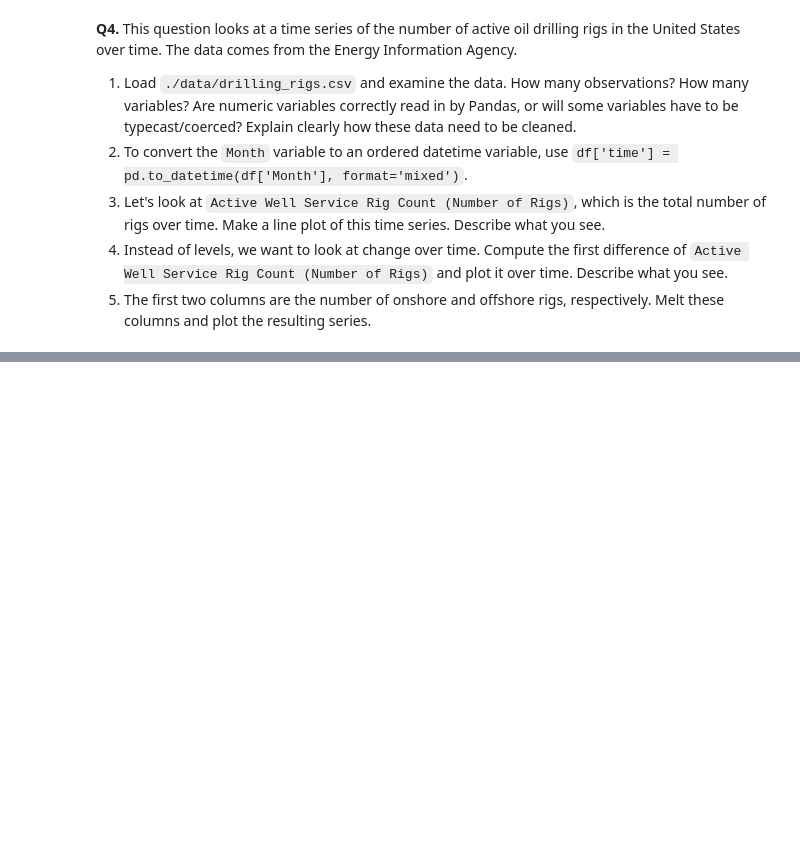
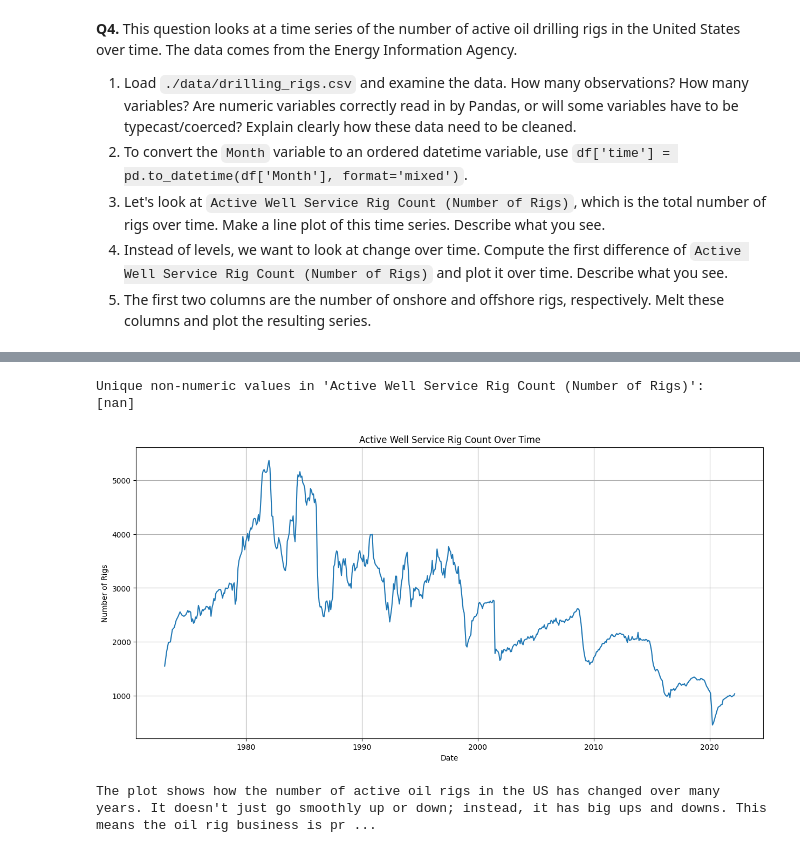
Before and after one commit to angeliaanne/EDA, a Jupyter notebook: assignment/assignment.ipynb, the cells around one changed output, grey strips where cells are left out. Drawn from its saved outputs; the diff is of its cells as text; code cells hidden in the pictures; blank space fills up the shorter version.

```diff
--- a/assignment/assignment.ipynb
+++ b/assignment/assignment.ipynb
@@ -399,3 +399,17 @@ print(
 3. Let's look at `Active Well Service Rig Count (Number of Rigs)`, which is the total number of rigs over time. Make a line plot of this time series. Describe what you see.
 4. Instead of levels, we want to look at change over time. Compute the first difference of  `Active Well Service Rig Count (Number of Rigs)` and plot it over time. Describe what you see.
 5. The first two columns are the number of onshore and offshore rigs, respectively. Melt these columns and plot the resulting series.
+# %%
+import pandas as pd
+
+# 4.1 Load `./data/drilling_rigs.csv` and examine the data.
+df_rigs = pd.read_csv('./data/drilling_rigs.csv')
+
+print("First 5 rows of the drilling_rigs dataset:")
+display(df_rigs.head())
+
+print("\nDataFrame Info:")
+df_rigs.info()
+
+print("\nDescriptive statistics for numeric columns:")
+display(df_rigs.describe(include='all'))
@@ -401,0 +456,4 @@ print(
+# %%
+#4.2 converting month
+df_rigs["time"] = pd.to_datetime(df_rigs["Month"], format="mixed")
+df_rigs.info()
@@ -401,0 +479,37 @@ print(
+# %%
+import matplotlib.pyplot as plt
+
+# 4.3 Let's look at `Active Well Service Rig Count (Number of Rigs)' -aka total number of rigs over time.
+
+# Ensuring'Active Well Service Rig Count (Number of Rigs)' column is numeric
+
+# checking for non-numeric values in the target column
+print("Unique non-numeric values in 'Active Well Service Rig Count (Number of Rigs)':")
+non_numeric_values = pd.to_numeric(df_rigs['Active Well Service Rig Count (Number of Rigs)'], errors='coerce').isna()
+if non_numeric_values.any():
+    print(df_rigs.loc[non_numeric_values, 'Active Well Service Rig Count (Number of Rigs)'].unique())
+    # Replacing non-numeric values (e.g., 'Not Available') with NaN and then convert to numeric
+    df_rigs['Active Well Service Rig Count (Number of Rigs)'] = pd.to_numeric(df_rigs['Active Well Service Rig Count (Number of Rigs)'], errors='coerce')
+    # interpolate/drop NaN
+    df_rigs_cleaned = df_rigs.dropna(subset=['Active Well Service Rig Count (Number of Rigs)']).copy()
+else:
+    df_rigs_cleaned = df_rigs.copy()
+
+
+plt.figure(figsize=(15, 7))
+plt.plot(df_rigs_cleaned['time'], df_rigs_cleaned['Active Well Service Rig Count (Number of Rigs)'])
+plt.title('Active Well Service Rig Count Over Time')
+plt.xlabel('Date')
+plt.ylabel('Number of Rigs')
+plt.grid(True)
+plt.show()
+
+print('''
+The plot shows how the number of active oil rigs in the US has changed over many years. It doesn't just go smoothly up or down; instead, it has big ups and downs. This means the oil rig business is pretty unstable, often booming for a while then crashing. These big changes probably reflect things like oil prices going up or down, or changes in the economy.
+'''
+)
+# %% [output]
+Unique non-numeric values in 'Active Well Service Rig Count (Number of Rigs)':
+[nan]
+[figure, added]
+The plot shows how the number of active oil rigs in the US has changed over many years. It doesn't just go smoothly up or down; instead, it has big ups and downs. This means the oil rig business is pr ...
```
Also changed, not shown: parts of 4 cells of this notebook.
